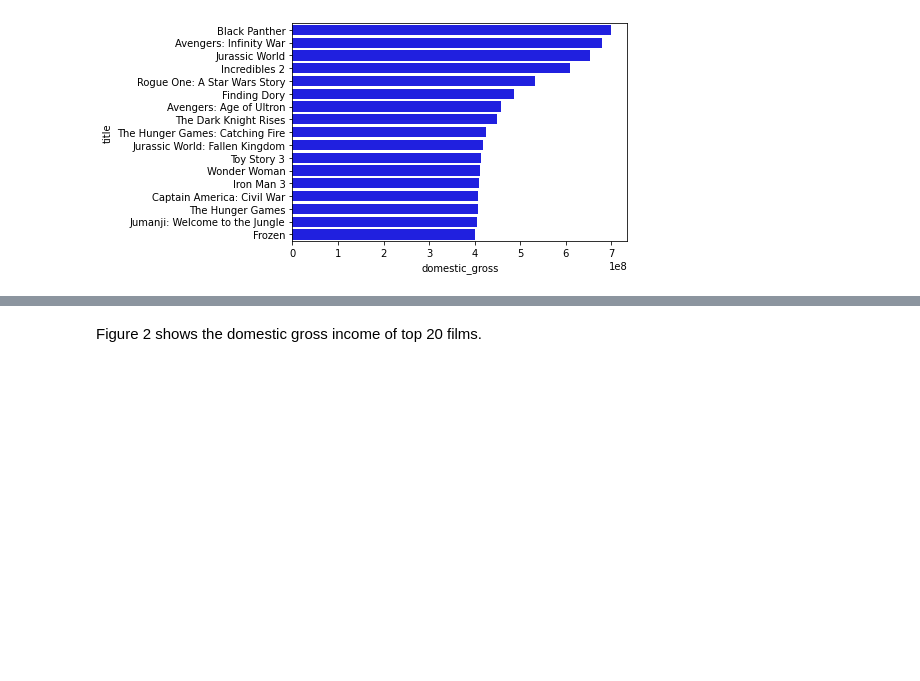
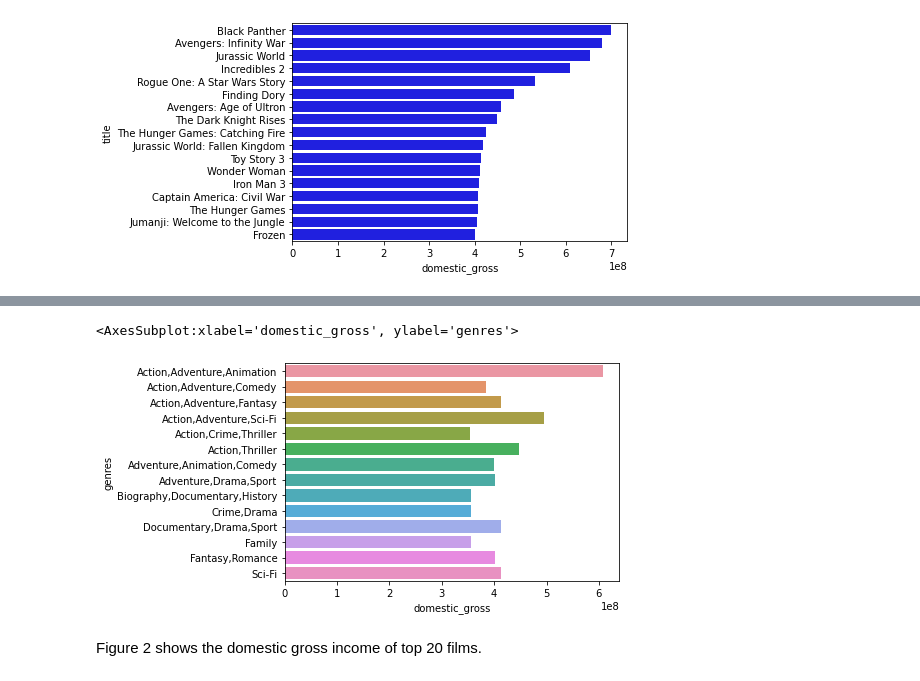
Before and after one commit to ashakeri92/dsc-phase-1-project-v2-3, a Jupyter notebook: analysis.ipynb, the cells around one changed output, grey strips where cells are left out. Drawn from its saved outputs; the diff is of its cells as text; code cells hidden in the pictures; blank space fills up the shorter version.

```diff
--- a/analysis.ipynb
+++ b/analysis.ipynb
@@ -342,3 +348,6 @@ sns.barplot(y="title", x="domestic_gross", data=movie_combined_df[:20], color= '
 # %% [output]
 <AxesSubplot:xlabel='domestic_gross', ylabel='title'>
 [figure]
+# %%
+new_movie=movie_combined_df.groupby("genres").agg('mean')
+new_movie
@@ -344,0 +371,3 @@ sns.barplot(y="title", x="domestic_gross", data=movie_combined_df[:20], color= '
+# %%
+new_movie.reset_index(inplace=True)
+new_movie.info()
@@ -345,3 +386,8 @@ sns.barplot(y="title", x="domestic_gross", data=movie_combined_df[:20], color= '
+# %%
+sns.barplot(y="genres", x="domestic_gross", data=new_movie)
+# %% [output]
+<AxesSubplot:xlabel='domestic_gross', ylabel='genres'>
+[figure, added]
 # %% [markdown]
 Figure 2 shows the domestic gross income of top 20 films.
 # %%
```
Also changed, not shown: parts of 6 cells of this notebook.
